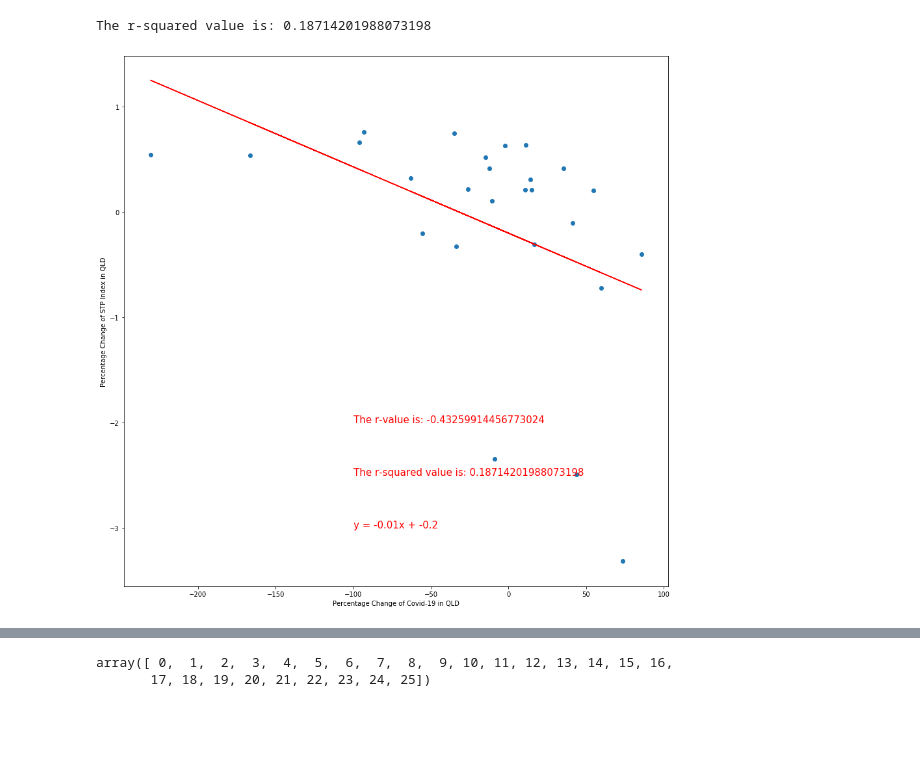
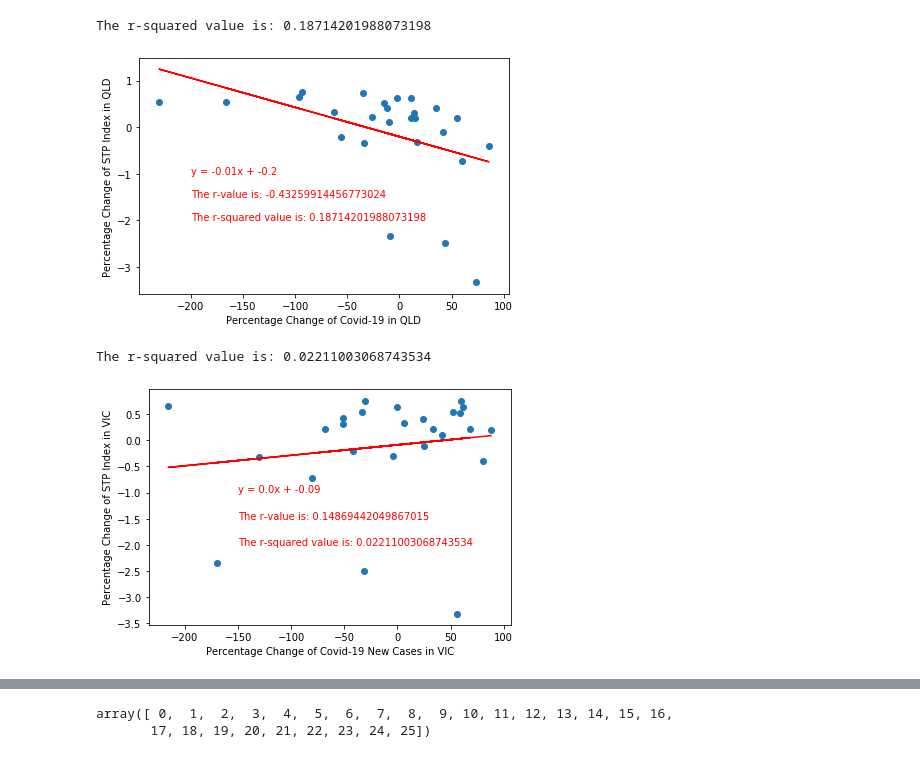
Before and after one commit to ali-beer/covid_payroll_project, a Jupyter notebook: graph_linregress.ipynb, the cells around one changed output, grey strips where cells are left out. Drawn from its saved outputs; the diff is of its cells as text; code cells hidden in the pictures; blank space fills up the shorter version.

```diff
--- a/graph_linregress.ipynb
+++ b/graph_linregress.ipynb
@@ -53,4 +13,3 @@ vic_covid
 # %%
-qld_df = pd.read_csv("dee/Untitled Folder/qld_percent_change_australia.csv")
-qld_df = qld_df.iloc[10:]
-qld_df
+qld_df = pd.read_csv("qld_percent_change_australia.csv")
+# qld_df = qld_df.iloc[10:]
@@ -119,22 +22,48 @@ vic_df
 # %%
-plt.figure(figsize=((15,15)))
 x_val = qld_covid["percentage"]
 y_val = qld_df["diff"]
 (slope, intercept, rvalue, pvalue, stderr) = st.linregress(x_val, y_val)
 regress_values = x_val * slope + intercept
 line_eq = "y = " + str(round(slope,2)) + "x + " + str(round(intercept,2))
 r = "The r-value is: " + str(rvalue)
 rsq = "The r-squared value is: " + str(rvalue**2)
-plt.annotate(rsq,(-100,-2.5),fontsize=15,color="red")
-plt.annotate(r,(-100,-2),fontsize=15,color="red")
-plt.annotate(line_eq,(-100,-3),fontsize=15,color="red")
+
+plt.annotate(rsq,(-200,-2),fontsize=10,color="red")
+plt.annotate(r,(-200,-1.5),fontsize=10,color="red")
+plt.annotate(line_eq,(-200,-1),fontsize=10,color="red")
+
 plt.xlabel("Percentage Change of Covid-19 in QLD")
 plt.ylabel("Percentage Change of STP Index in QLD")
 plt.plot(x_val,regress_values,"r-")
 plt.scatter(qld_covid["percentage"],qld_df["diff"])
 print(f"The r-squared value is: {rvalue**2}")
+plt.tight_layout()
 plt.savefig("qld_corr_final.png")
 # %% [output]
 The r-squared value is: 0.18714201988073198
-[figure, old version]
+[figure, new version]
+# %%
+# plt.figure(figsize=((15,15)))
+x_val = vic_covid_newcases["percentage"]
+y_val = vic_df["diff"]
+(slope, intercept, rvalue, pvalue, stderr) = st.linregress(x_val, y_val)
+regress_values = x_val * slope + intercept
+line_eq = "y = " + str(round(slope,2)) + "x + " + str(round(intercept,2))
+r = "The r-value is: " + str(rvalue)
+rsq = "The r-squared value is: " + str(rvalue**2)
+
+plt.annotate(rsq,(-150,-2),fontsize=10,color="red")
+plt.annotate(r,(-150,-1.5),fontsize=10,color="red")
+plt.annotate(line_eq,(-150,-1),fontsize=10,color="red")
+
+plt.xlabel("Percentage Change of Covid-19 New Cases in VIC")
+plt.ylabel("Percentage Change of STP Index in VIC")
+plt.plot(x_val,regress_values,"r-")
+plt.scatter(vic_covid_newcases["percentage"],vic_df["diff"])
+print(f"The r-squared value is: {rvalue**2}")
+plt.tight_layout()
+plt.savefig("vic_corr_newcases_final.png")
+# %% [output]
+The r-squared value is: 0.02211003068743534
+[figure, added]
 # %%
```
Also changed, not shown: parts of 15 cells of this notebook, 46 other files.
